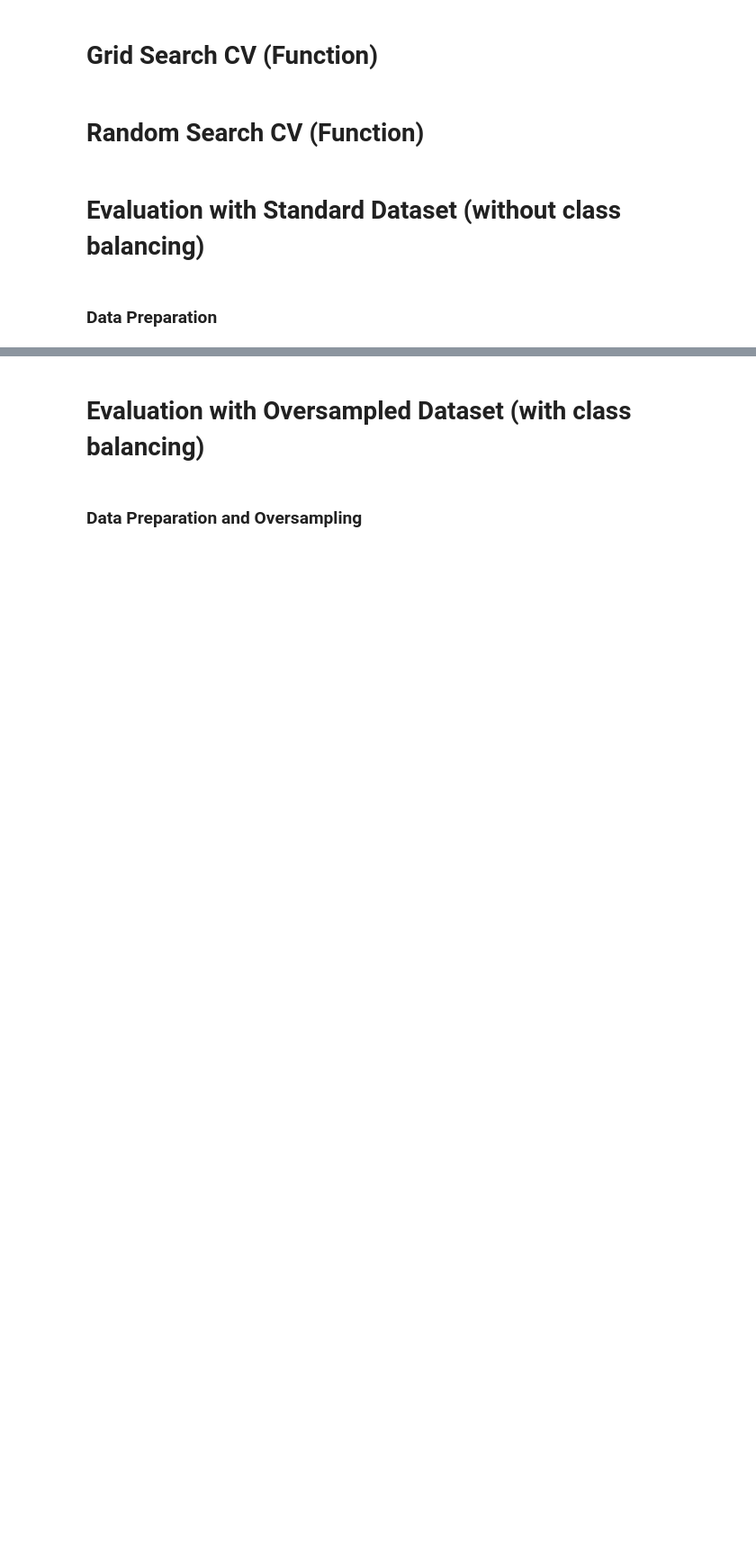
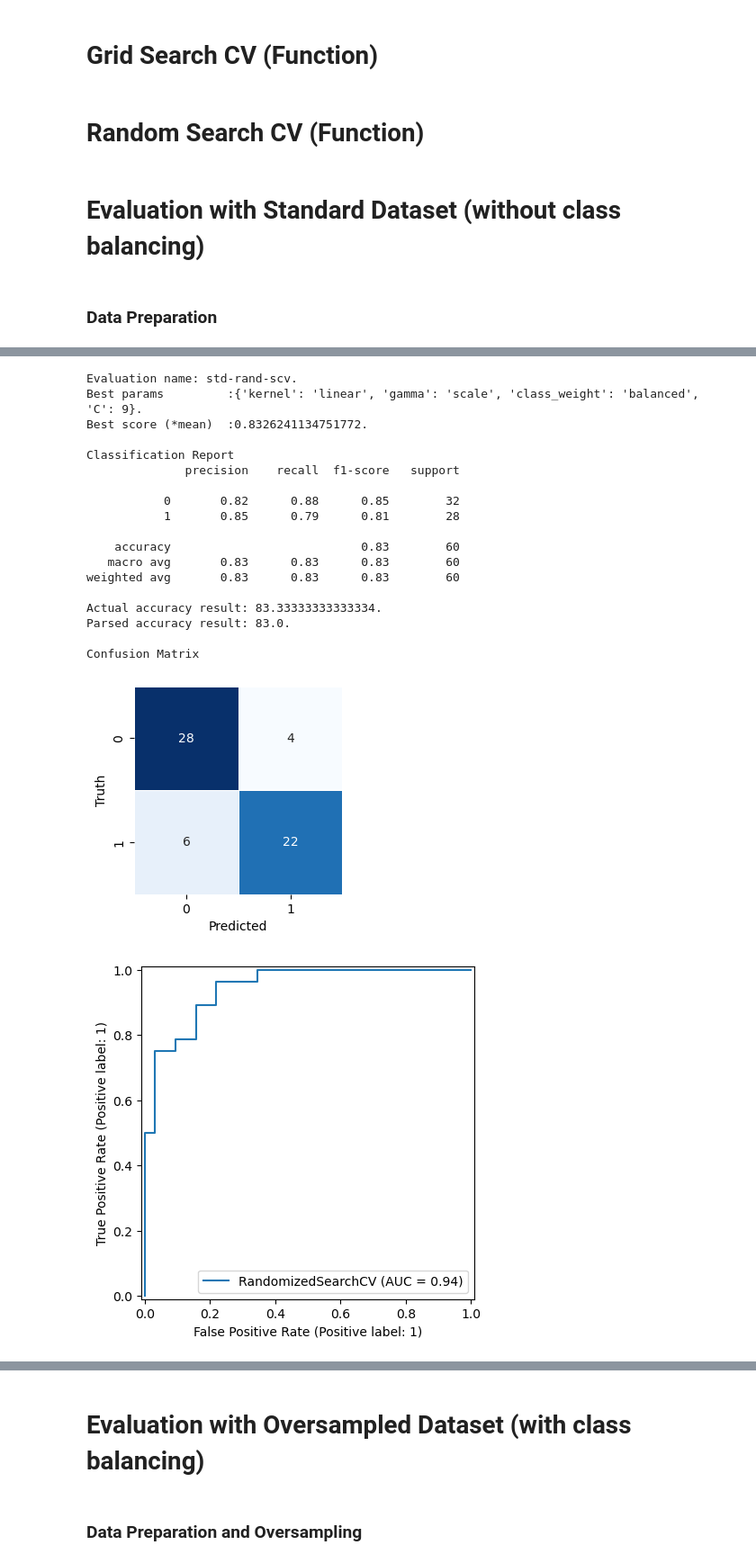
Before and after one commit to everhettoo/heart-disease-analysis, a Jupyter notebook: 4.0-model-svm.ipynb, the cells around one changed output, grey strips where cells are left out. Shown at 90% size. Cells and saved outputs as stored; diff of their text form; code cells hidden in the pictures; blank space fills up the shorter version.

```diff
--- a/4.0-model-svm.ipynb
+++ b/4.0-model-svm.ipynb
@@ -160,6 +212,27 @@ acc_standard_data.append(acc)
 # %%
 # Evaluation: Standard Random Search CV
 acc = build_and_validate_with_random_search_cv(X_train, X_test, Y_train, Y_test, ev.EvaluationType.std_random_search_cv)
-acc_standard_data.append(acc)
+ev.accuracies[ev.EvaluationType.std_random_search_cv] = acc
+# %% [output]
+Evaluation name: std-rand-scv.
+Best params         :{'kernel': 'linear', 'gamma': 'scale', 'class_weight': 'balanced', 'C': 9}.
+Best score (*mean)  :0.8326241134751772.
+
+Classification Report
+              precision    recall  f1-score   support
+
+           0       0.82      0.88      0.85        32
+           1       0.85      0.79      0.81        28
+
+    accuracy                           0.83        60
+   macro avg       0.83      0.83      0.83        60
+weighted avg       0.83      0.83      0.83        60
+
+Actual accuracy result: 83.33333333333334.
+Parsed accuracy result: 83.0.
+
+Confusion Matrix
+[figure, added]
+[figure, added]
 # %%
 print(f'Standard accuracies : {acc_standard_data}.')
```
Also changed, not shown: parts of 15 cells of this notebook, 3 other files.
